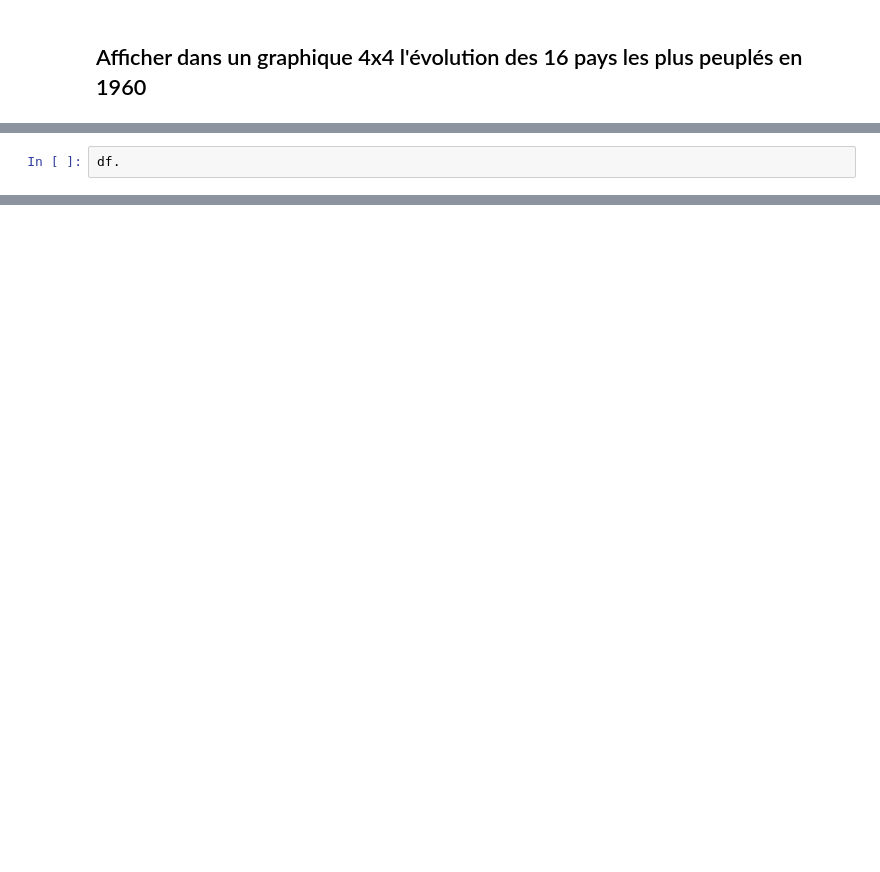
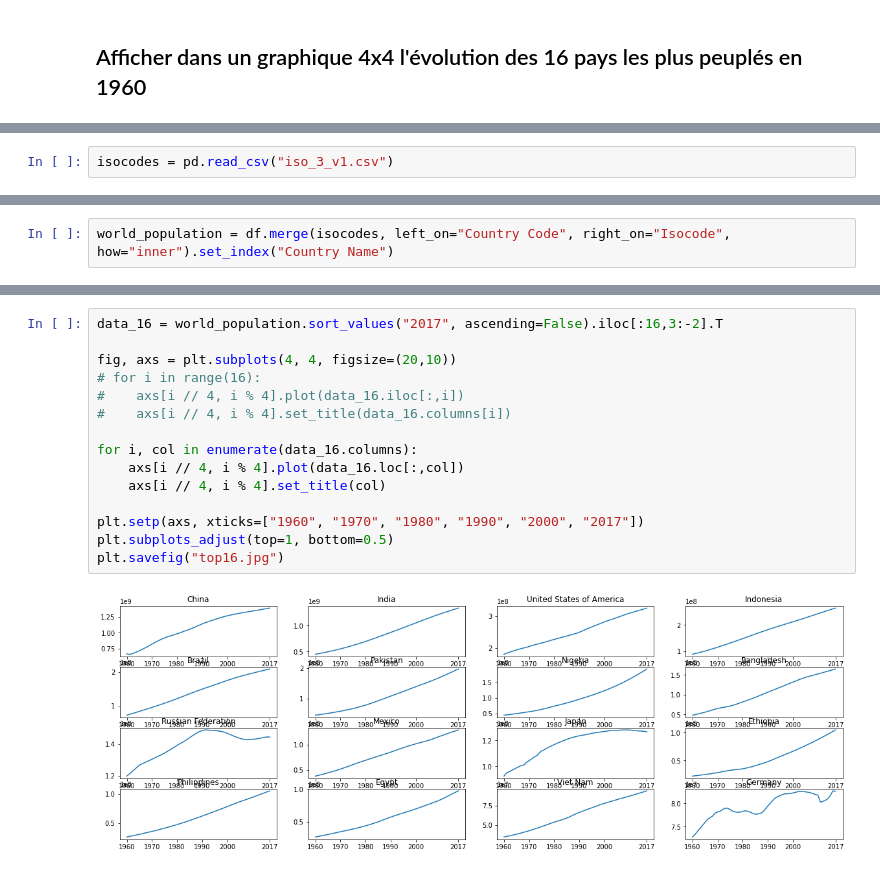
Before and after one commit to Bl3f/amse2021, a Jupyter notebook: Groupe-B/Day 2 - Pandas - 2021-03-13.ipynb, the cells around one changed output, grey strips where cells are left out. Cells and saved outputs as stored; diff of their text form; blank space fills up the shorter version.

```diff
--- a/Groupe-B/Day 2 - Pandas - 2021-03-13.ipynb
+++ b/Groupe-B/Day 2 - Pandas - 2021-03-13.ipynb
@@ -882,4 +878,4 @@ df.sort_values("1960", ascending=False)
 | Sint Maarten (Dutch part) | SXM | Population, total | SP.POP.TOTL | NaN | NaN | NaN | NaN | NaN | ... |
 264 rows × 62 columns
 # %%
-df.
+isocodes = pd.read_csv("iso_3_v1.csv")
@@ -903,0 +891,2 @@ Name: France, dtype: object
+# %%
+world_population = df.merge(isocodes, left_on="Country Code", right_on="Isocode", how="inner").set_index("Country Name")
@@ -903,0 +919,17 @@ Name: France, dtype: object
+# %%
+data_16 = world_population.sort_values("2017", ascending=False).iloc[:16,3:-2].T
+
+fig, axs = plt.subplots(4, 4, figsize=(20,10))
+# for i in range(16):
+#    axs[i // 4, i % 4].plot(data_16.iloc[:,i])
+#    axs[i // 4, i % 4].set_title(data_16.columns[i])
+
+for i, col in enumerate(data_16.columns):
+    axs[i // 4, i % 4].plot(data_16.loc[:,col])
+    axs[i // 4, i % 4].set_title(col)
+
+plt.setp(axs, xticks=["1960", "1970", "1980", "1990", "2000", "2017"])
+plt.subplots_adjust(top=1, bottom=0.5)
+plt.savefig("top16.jpg")
+# %% [output]
+[figure, added]
```
Also changed, not shown: parts of 10 cells of this notebook.
